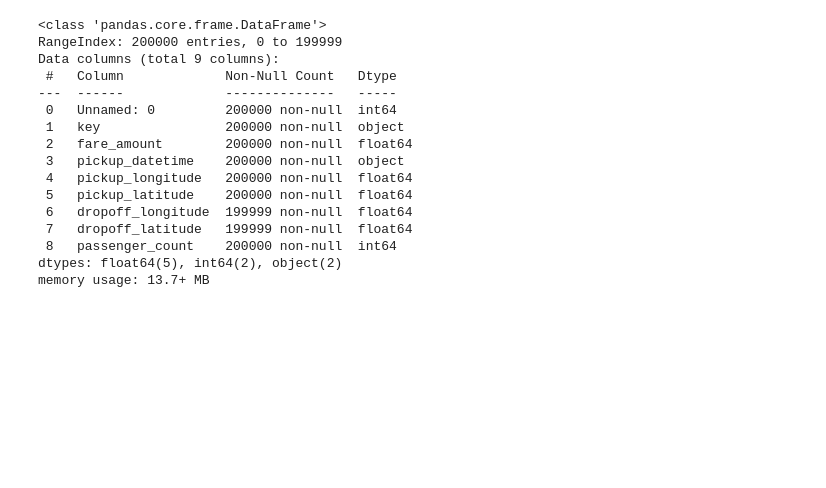
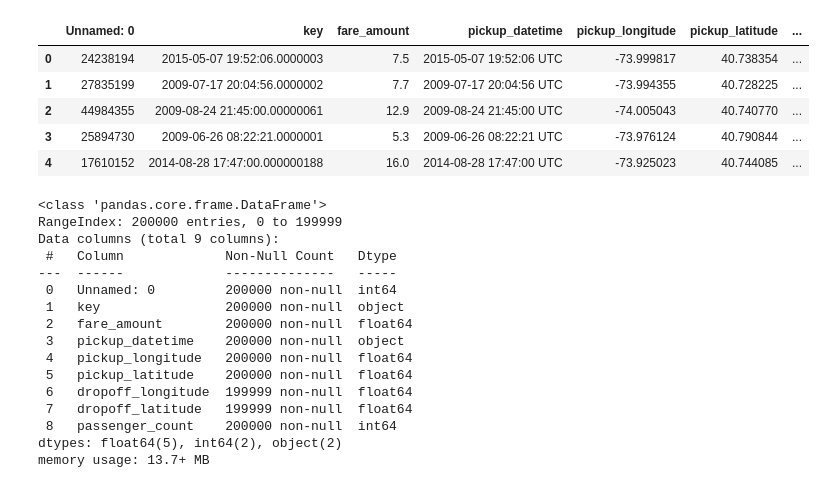
Before and after one commit to Vishwajeet-Londhe/SPPU-CSE-SEM7-Codes, a Jupyter notebook: ML/1. Uber Price Detection/Uber.ipynb, the cells around one changed output. Drawn from its saved outputs; the diff is of its cells as text; code cells hidden in the pictures; blank space fills up the shorter version.

```diff
--- a/ML/1. Uber Price Detection/Uber.ipynb
+++ b/ML/1. Uber Price Detection/Uber.ipynb
@@ -14,5 +14,5 @@ data = pd.read_csv("uber.csv")
 df = data.copy()
 # %%
 #Print data
-df.head
+df.head()
 # %% [output]
@@ -36,3 +19,9 @@ df.head
+|  | Unnamed: 0 | key | fare_amount | pickup_datetime | pickup_longitude | pickup_latitude | ... |
+| 0 | 24238194 | 2015-05-07 19:52:06.0000003 | 7.5 | 2015-05-07 19:52:06 UTC | -73.999817 | 40.738354 | ... |
+| 1 | 27835199 | 2009-07-17 20:04:56.0000002 | 7.7 | 2009-07-17 20:04:56 UTC | -73.994355 | 40.728225 | ... |
+| 2 | 44984355 | 2009-08-24 21:45:00.00000061 | 12.9 | 2009-08-24 21:45:00 UTC | -74.005043 | 40.740770 | ... |
+| 3 | 25894730 | 2009-06-26 08:22:21.0000001 | 5.3 | 2009-06-26 08:22:21 UTC | -73.976124 | 40.790844 | ... |
+| 4 | 17610152 | 2014-08-28 17:47:00.000000188 | 16.0 | 2014-08-28 17:47:00 UTC | -73.925023 | 40.744085 | ... |
 # %%
 #Get Info
 df.info()
```
Also changed, not shown: parts of 4 cells of this notebook, 2 other files.
